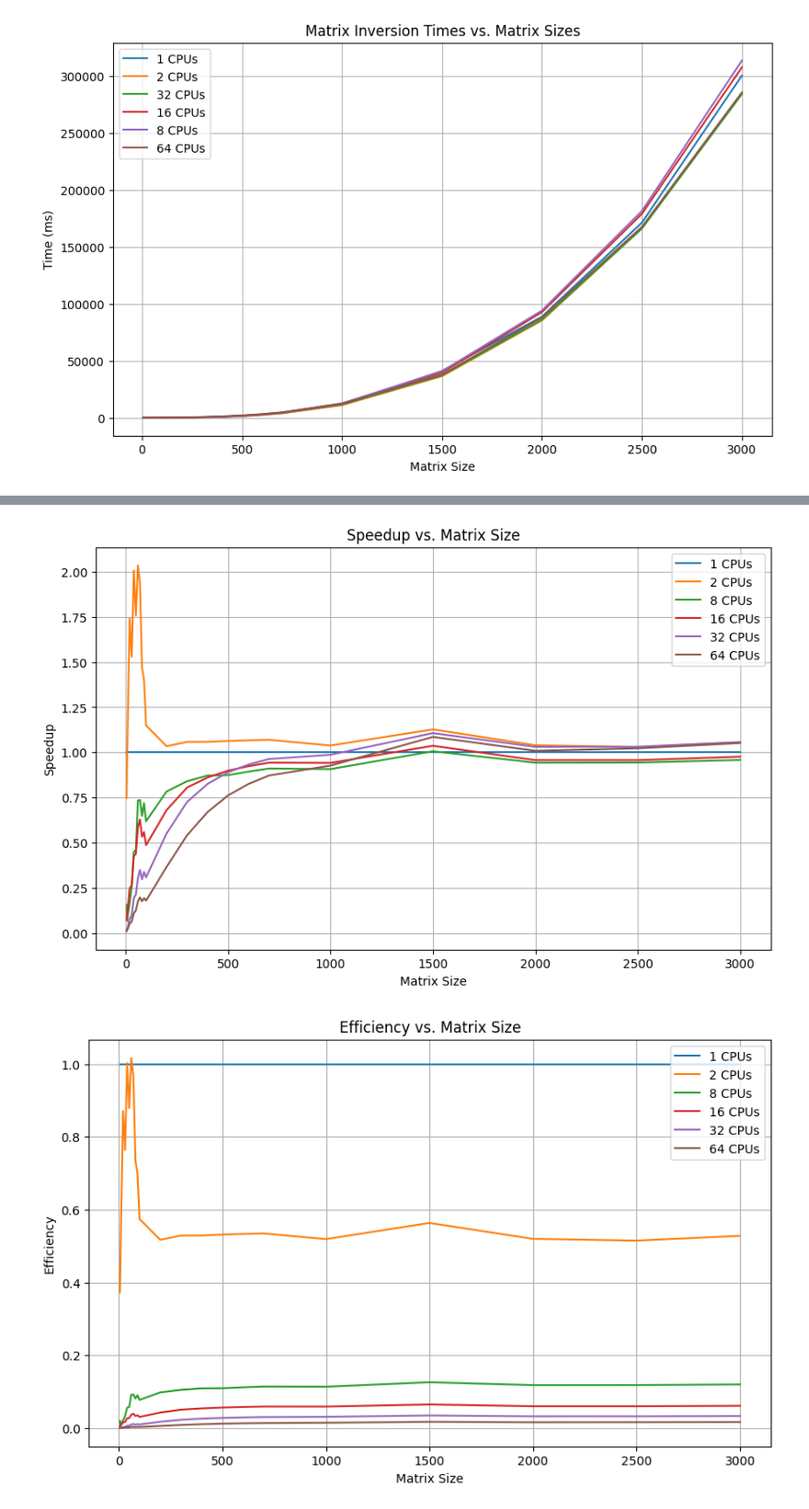
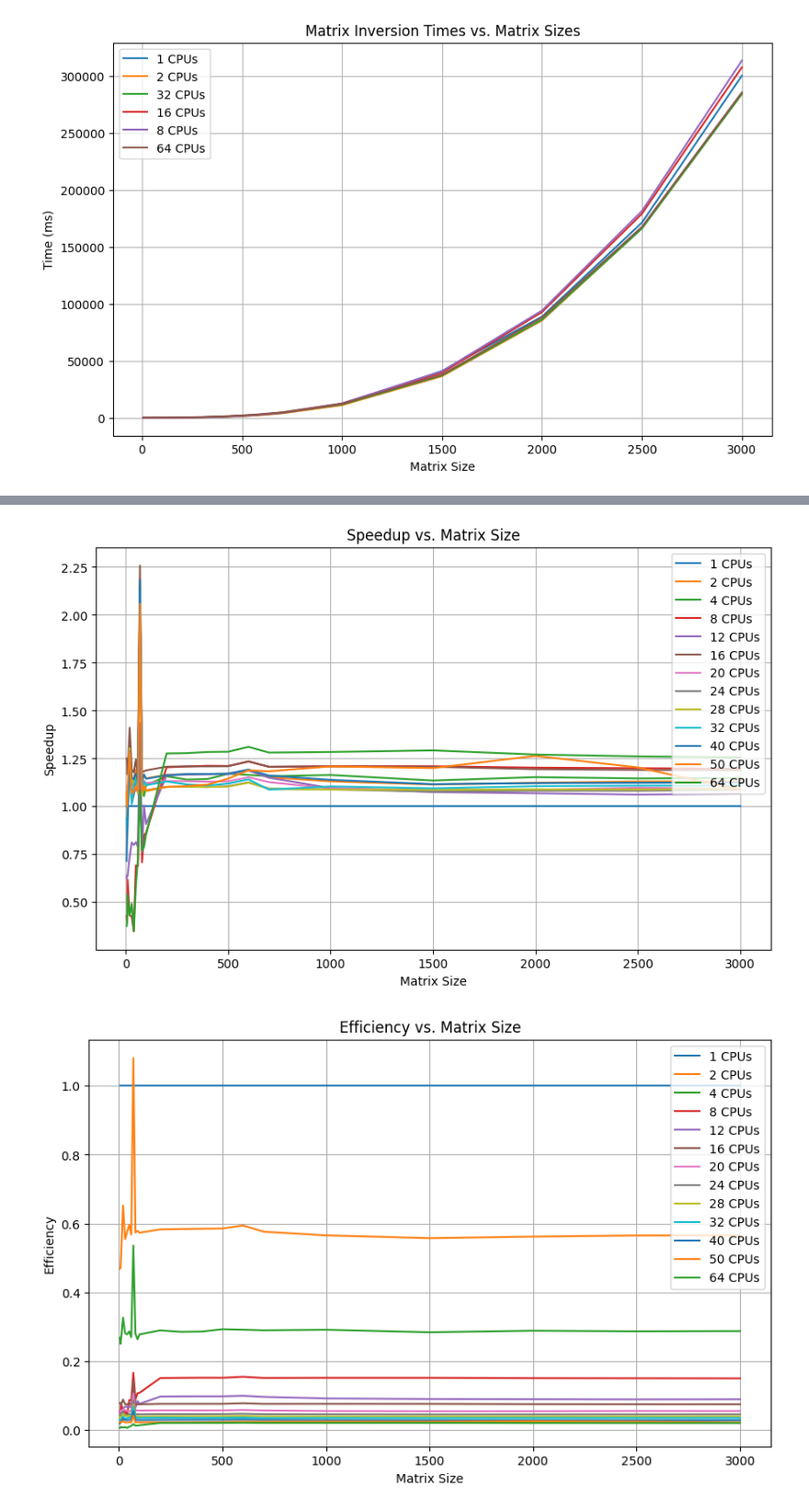
Before and after one commit to Adarsh-Johny/HPC.ParallelMatrixInversion, a Jupyter notebook: Metrics/calculate_performance_metrics.ipynb, the cells around one changed output, grey strips where cells are left out. Shown at 92% size. Saved outputs shown, nothing was run; the diff lists cells and outputs as text; code cells hidden in the pictures.

Commit message:
Graph for combined data and other log files

```diff
--- a/Metrics/calculate_performance_metrics.ipynb
+++ b/Metrics/calculate_performance_metrics.ipynb
@@ -46,0 +49,39 @@ Data from log_ncpu_32.txt has been successfully extracted and saved to 32.csv.
+# %%
+import os
+import re
+import csv
+
+# Define the directory containing log files
+log_dir = "./logs"
+
+# Define a regex pattern to extract matrix size and time
+pattern = re.compile(r"Matrix inversion \(Parallel\) completed in ([\d\.]+) ms for (\d+)x\2 matrix\.")
+
+# Loop through all files in the log directory
+for filename in os.listdir(log_dir):
+    if filename.startswith("mpi_log_ncpu_") and filename.endswith(".txt"):
+        # Extract the number of CPUs from the filename
+        ncpu = filename.split("_")[3].split(".")[0]
+        output_csv = f"mpi/{ncpu}.csv"
+
+        # Initialize a list to store extracted data
+        data = []
+
+        file_path = os.path.join(log_dir, filename)
+        with open(file_path, "r") as file:
+            content = file.read()
+            matches = pattern.findall(content)
+            for match in matches:
+                time_ms, size = match
+                data.append([int(size), float(time_ms)])
+
+        # Sort data by matrix size
+        data.sort(key=lambda x: x[0])
+
+        # Write data to a CSV file
+        with open(output_csv, "w", newline="") as csvfile:
+            csv_writer = csv.writer(csvfile)
+            csv_writer.writerow(["Matrix Size", "Time (ms)"])
+            csv_writer.writerows(data)
+
+        print(f"Data from {filename} has been successfully extracted and saved to {output_csv}.")
@@ -99,14 +317,14 @@ import matplotlib.pyplot as plt
 import numpy as np
 
 # Define the directory containing CSV files
-csv_dir = "./"
+csv_dir = "./mpi/"
 
 # Initialize a dictionary to store data for each CPU
 cpu_data = {}
 
 # Loop through all files in the CSV directory
 for filename in os.listdir(csv_dir):
-    if filename.endswith(".csv") and filename != "matrix_inversion_times.csv":
+    if filename.endswith(".csv"):
         # Extract the number of CPUs from the filename
         ncpu = int(filename.split(".")[0])
 
@@ -178,32 +396,32 @@ plt.show()
 plt.figure(figsize=(10, 6))
 for ncpu, (matrix_sizes, times) in cpu_data.items():
     plt.plot(matrix_sizes, times, label=f"{ncpu} CPUs")
 
 plt.yscale("log")
 plt.title("Execution Time vs. Matrix Size (Log Scale)")
 plt.xlabel("Matrix Size")
 plt.ylabel("Time (ms)")
 plt.legend()
 plt.grid(True, which="both", linestyle="--")
 plt.show()
 
 # 5. CPU Utilization for Fixed Matrix Size
 fixed_size_index = 4  # Change this index to select a different matrix size (0-based)
 matrix_size_label = baseline_sizes[fixed_size_index]
 cpu_counts = []
 times_for_fixed_size = []
 
 for ncpu, (matrix_sizes, times) in cpu_data.items():
     cpu_counts.append(ncpu)
     times_for_fixed_size.append(times[fixed_size_index])
 
 plt.figure(figsize=(10, 6))
 plt.plot(cpu_counts, times_for_fixed_size, marker="o")
 plt.title(f"CPU Utilization for Matrix Size {matrix_size_label}")
 plt.xlabel("Number of CPUs")
 plt.ylabel("Time (ms)")
 plt.grid(True)
 plt.show()
 # %% [output]
-[figure, old version]
+[figure, new version]
-[figure, old version]
+[figure, new version]
```
Also changed, not shown: parts of 13 cells of this notebook, 47 other files.
